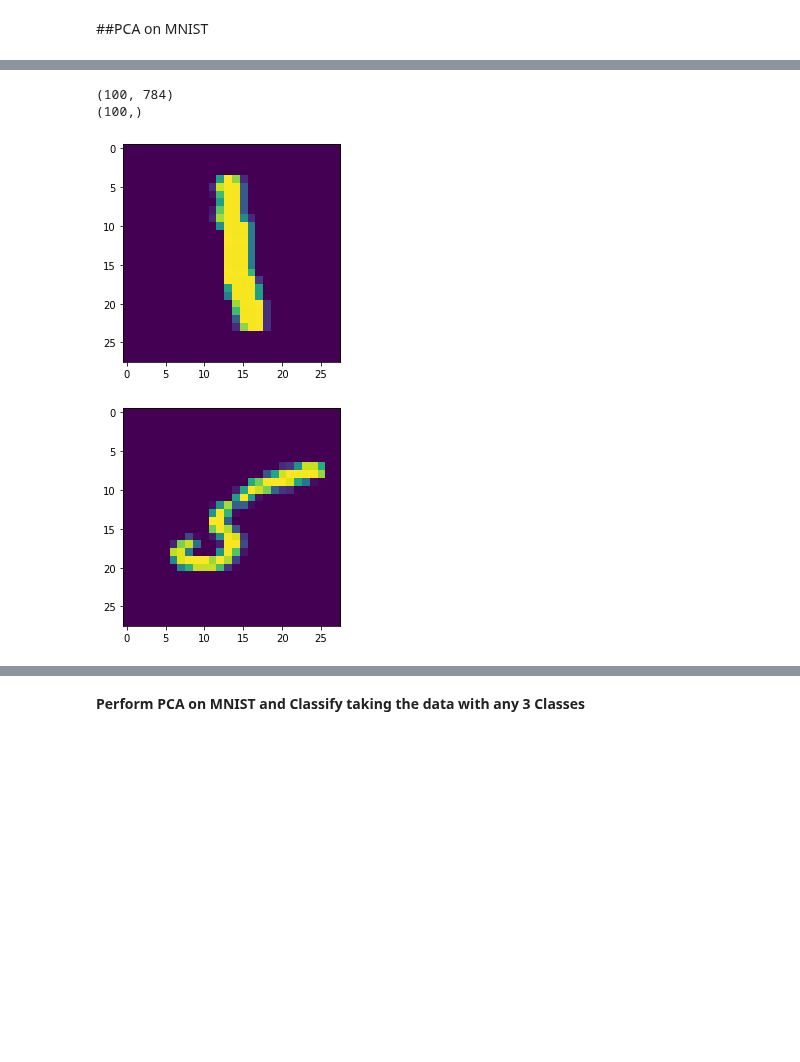
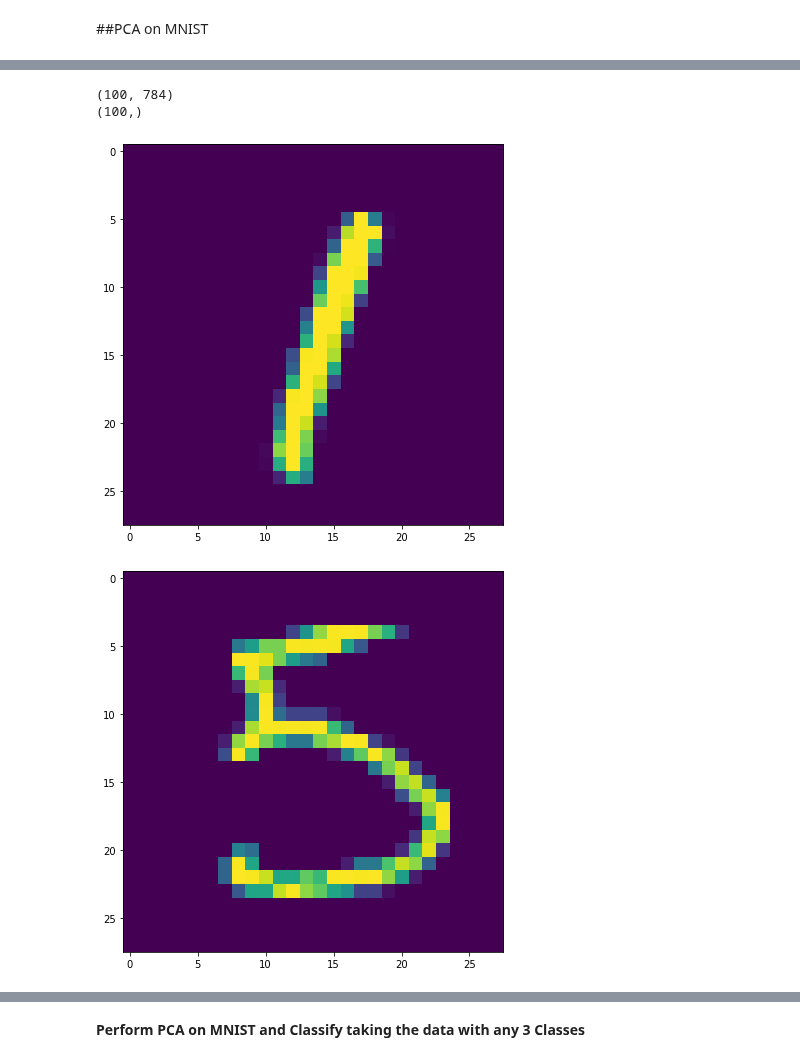
Before and after one commit to shashankp28/PRML-Lab-22, a Jupyter notebook: Assignment_11/Lab_9_Dimensionality_Reduction.ipynb, the cells around one changed output, grey strips where cells are left out. Saved outputs shown, nothing was run; the diff lists cells and outputs as text; code cells hidden in the pictures; blank space fills up the shorter version.

```diff
--- a/Assignment_11/Lab_9_Dimensionality_Reduction.ipynb
+++ b/Assignment_11/Lab_9_Dimensionality_Reduction.ipynb
@@ -6,6 +6,9 @@
 # %%
 import numpy as np
 import matplotlib.pyplot as plt
+import matplotlib
+
+matplotlib.rcParams['figure.figsize'] = (10, 7)
 # %% [markdown]
 #PCA
 # %%
@@ -143,8 +167,8 @@ KNN Testing accuracy = 100.0
 # %%
 # MNIST data
 
-file1='/content/train-images.idx3-ubyte' ## Change the path accordingly
-file2='/content/train-labels.idx1-ubyte' ## Change the path accordingly
+file1='./t10k-images-idx3-ubyte' ## Change the path accordingly
+file2='./t10k-labels-idx1-ubyte' ## Change the path accordingly
 
 import idx2numpy
 
@@ -153,41 +177,39 @@ labels= idx2numpy.convert_from_file(file2)
 
 cl=[1,5]
 
 # for class 1
 
 id_1=np.where(labels==cl[0])
 id1=id_1[0]
 id1=id1[:50]
-Im_1=Images[id1,:,:]
+Im_1=Images[id1]
 lab_1=labels[id1]
 
 # for class 5
 id_5=np.where(labels==cl[1])
 id5=id_5[0]
 id5=id5[:50]
-Im_5=Images[id5,:,:]
+Im_5=Images[id5]
 lab_5=labels[id5]
 
-plt.imshow(Im_1[1,:,:])
+plt.imshow(Im_1[1])
 plt.figure()
-plt.imshow(Im_5[1,:,:])
+plt.imshow(Im_5[1])
 
 #print(Im_5.shape)
 
 data=np.concatenate((Im_1,Im_5))
 data=np.reshape(data,(data.shape[0],data.shape[1]*data.shape[2]))
 print(data.shape)
 G_lab=np.concatenate((lab_1,lab_5))
 print(G_lab.shape)
 
 data = data.astype('float32')
-
-data /= 255
 # %% [output]
 (100, 784)
 (100,)
-[figure, old version]
+[figure, new version]
-[figure, old version]
+[figure, new version]
 # %%
 print('Initial data dimension=',data.shape[1])
 PCA=pca(data=data)
```
Also changed, not shown: parts of 22 cells of this notebook, 4 other files.
